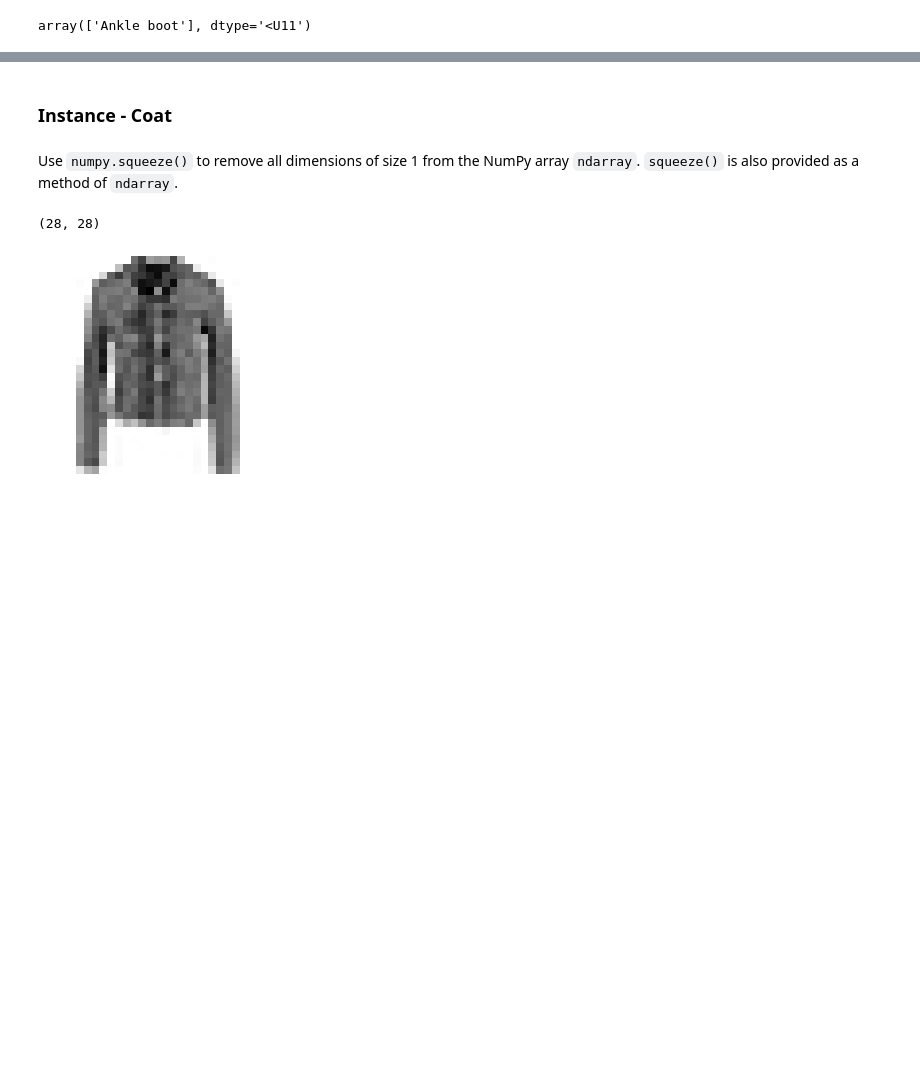
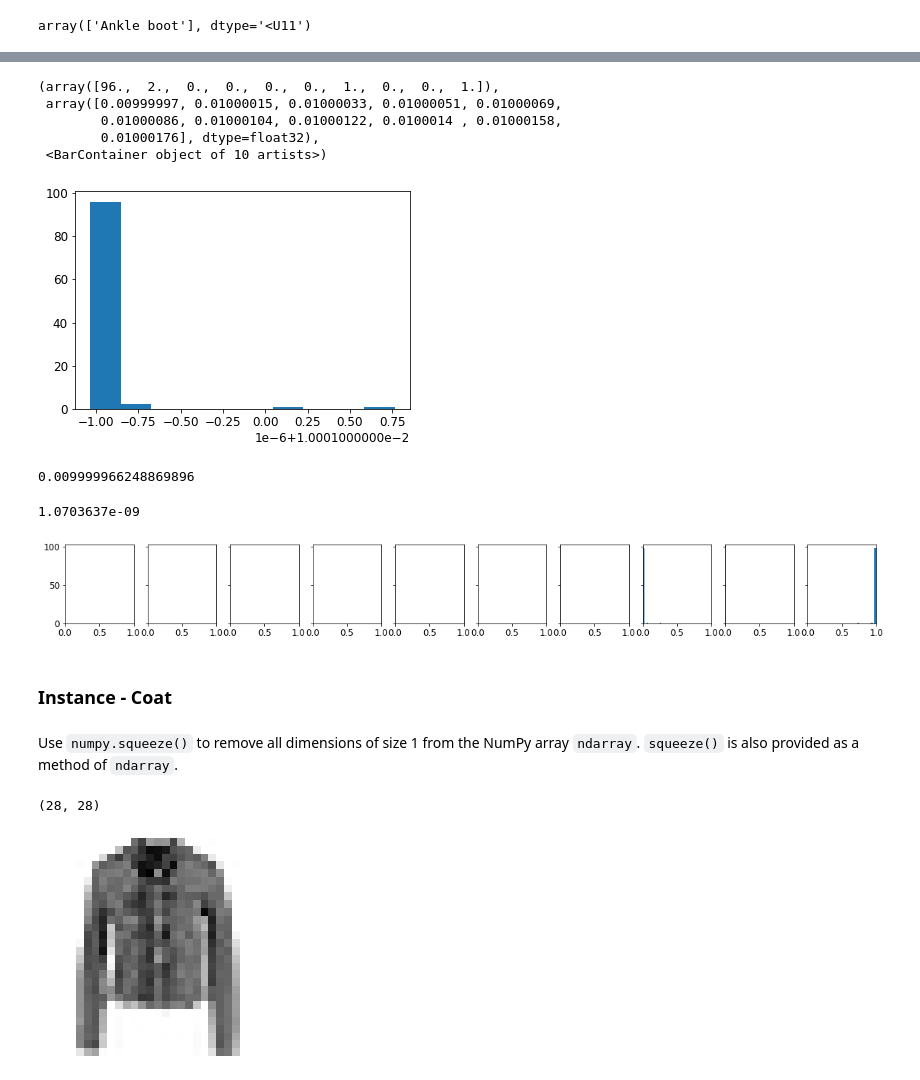
Before and after one commit to tzamalisp/dev_tasks, a Jupyter notebook: NBs/NN01 - Neural Networks Introduction - MNIST Fashion (Classification).ipynb, the cells around one changed output, grey strips where cells are left out. Saved outputs shown, nothing was run; the diff lists cells and outputs as text; code cells hidden in the pictures; blank space fills up the shorter version.

```diff
--- a/NBs/NN01 - Neural Networks Introduction - MNIST Fashion (Classification).ipynb
+++ b/NBs/NN01 - Neural Networks Introduction - MNIST Fashion (Classification).ipynb
@@ -1251,3 +1323,28 @@ Stack the probabilities for all the instances
+# %%
+plt.hist(probas_df_exp[class_names[0]])
+# %% [output]
+(array([96.,  2.,  0.,  0.,  0.,  0.,  1.,  0.,  0.,  1.]),
+ array([0.00999997, 0.01000015, 0.01000033, 0.01000051, 0.01000069,
+        0.01000086, 0.01000104, 0.01000122, 0.0100014 , 0.01000158,
+        0.01000176], dtype=float32),
+ <BarContainer object of 10 artists>)
+[figure, added]
+# %%
+np.percentile(probas_df_exp["T-shirt/top"], 50)
+# %% [output]
+0.009999966248869896
+# %%
+probas_df["T-shirt/top"].iloc[50]
+# %% [output]
+1.0703637e-09
+# %%
+fig, axs = plt.subplots(1, len(class_names), sharey=True, figsize=(20,2))
+for i in class_names:
+    plt.subplot(1, len(class_names), class_names.index(i) + 1)  # 1 row, 2 cols, subplot X
+    axs[class_names.index(i)].set_xlim([0, 1])
+    plt.hist(probas_df[class_names[class_names.index(i)]])
+# %% [output]
+[figure, added]
 # %% [markdown]
 ### Instance - Coat
 # %% [markdown]
```
Also changed, not shown: parts of 97 cells of this notebook, 1 other file.
